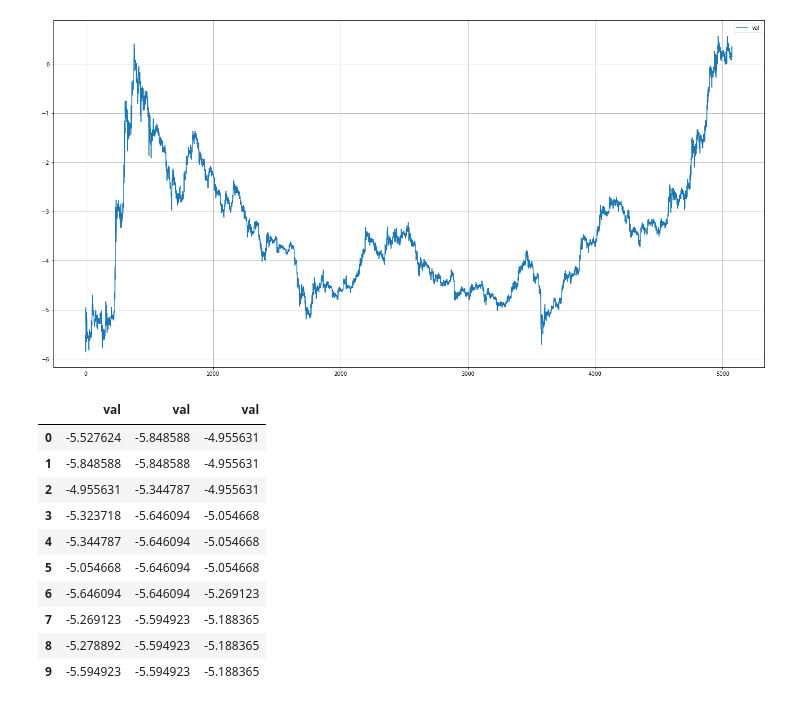
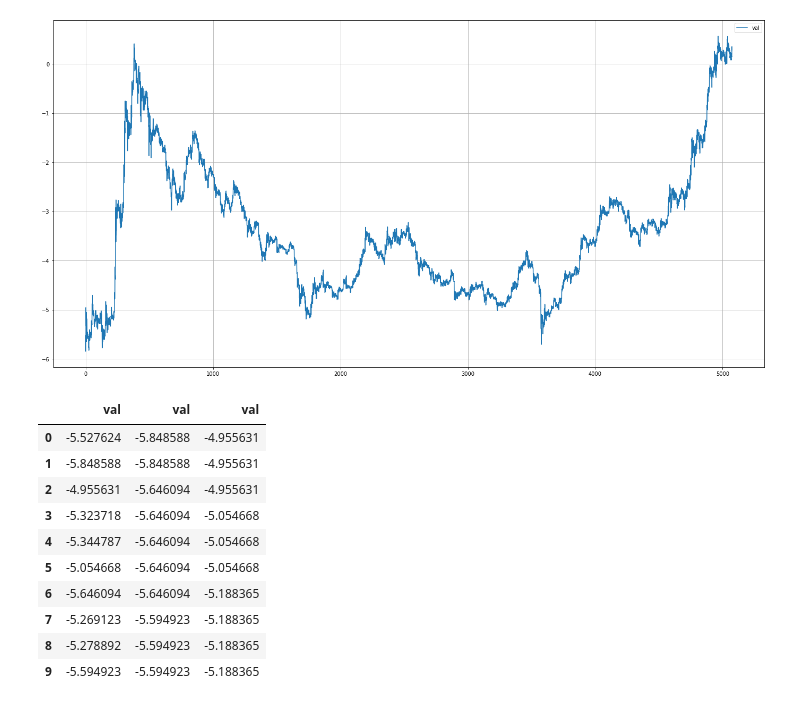
Before and after one commit to rcoborod/colab, a Jupyter notebook: financeTest.ipynb, the cells around one changed output. Drawn from its saved outputs; the diff is of its cells as text; code cells hidden in the pictures.

```diff
--- a/financeTest.ipynb
+++ b/financeTest.ipynb
@@ -106,16 +104,16 @@ kk.plot(figsize=(24,12))
 [figure]
 # %%
 kk.shape[1]
-pd.concat([kk.head(10),kk.rolling(4).min().shift(-3).head(10),kk.rolling(4).max().shift(-3).head(10)],axis=1)
+pd.concat([kk.head(10),kk.rolling(9).min().shift(-8).head(10),kk.rolling(9).max().shift(-8).head(10)],axis=1)
 # %% [output]
 |  | val | val | val |
 | 0 | -5.527624 | -5.848588 | -4.955631 |
 | 1 | -5.848588 | -5.848588 | -4.955631 |
-| 2 | -4.955631 | -5.344787 | -4.955631 |
+| 2 | -4.955631 | -5.646094 | -4.955631 |
 | 3 | -5.323718 | -5.646094 | -5.054668 |
 | 4 | -5.344787 | -5.646094 | -5.054668 |
 | 5 | -5.054668 | -5.646094 | -5.054668 |
-| 6 | -5.646094 | -5.646094 | -5.269123 |
+| 6 | -5.646094 | -5.646094 | -5.188365 |
 | 7 | -5.269123 | -5.594923 | -5.188365 |
 | 8 | -5.278892 | -5.594923 | -5.188365 |
 | 9 | -5.594923 | -5.594923 | -5.188365 |
```
Also changed, not shown: parts of 1 cell of this notebook.
